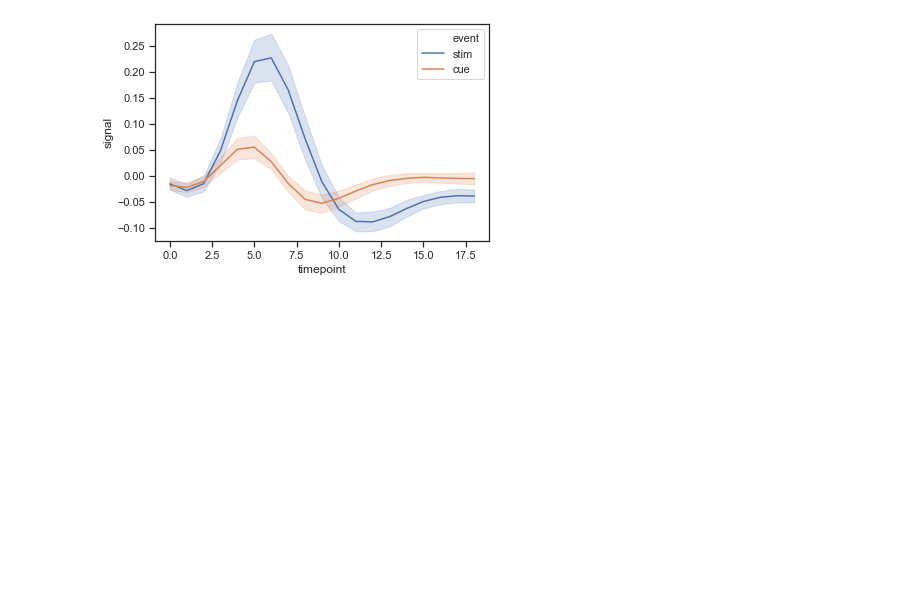
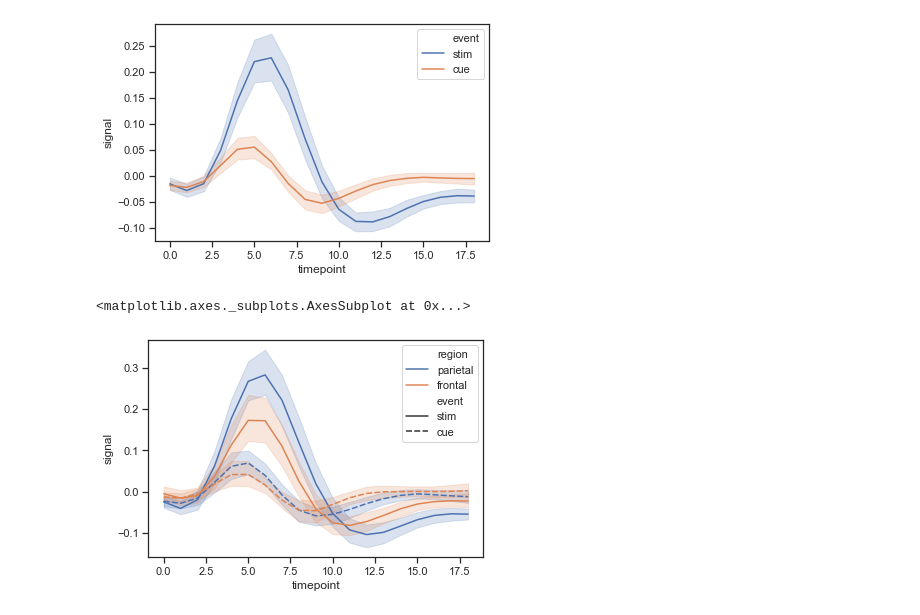
Before and after one commit to manasa-rajesh/Python-for-DataScience, a Jupyter notebook: Seaborn.ipynb, the cells around one changed output. Saved outputs shown, nothing was run; the diff lists cells and outputs as text; code cells hidden in the pictures; blank space fills up the shorter version.

```diff
--- a/Seaborn.ipynb
+++ b/Seaborn.ipynb
@@ -137,4 +137,7 @@ sns.lineplot(x="timepoint",y="signal",hue="event",data=fmri)
 <matplotlib.axes._subplots.AxesSubplot at 0x...>
 [figure]
 # %%
-sns.lineplot(x="timepoint",y="signal",hue="event",data=fmri)
+sns.lineplot(x="timepoint",y="signal",hue="region",style="event",data=fmri)
+# %% [output]
+<matplotlib.axes._subplots.AxesSubplot at 0x...>
+[figure, added]
```
